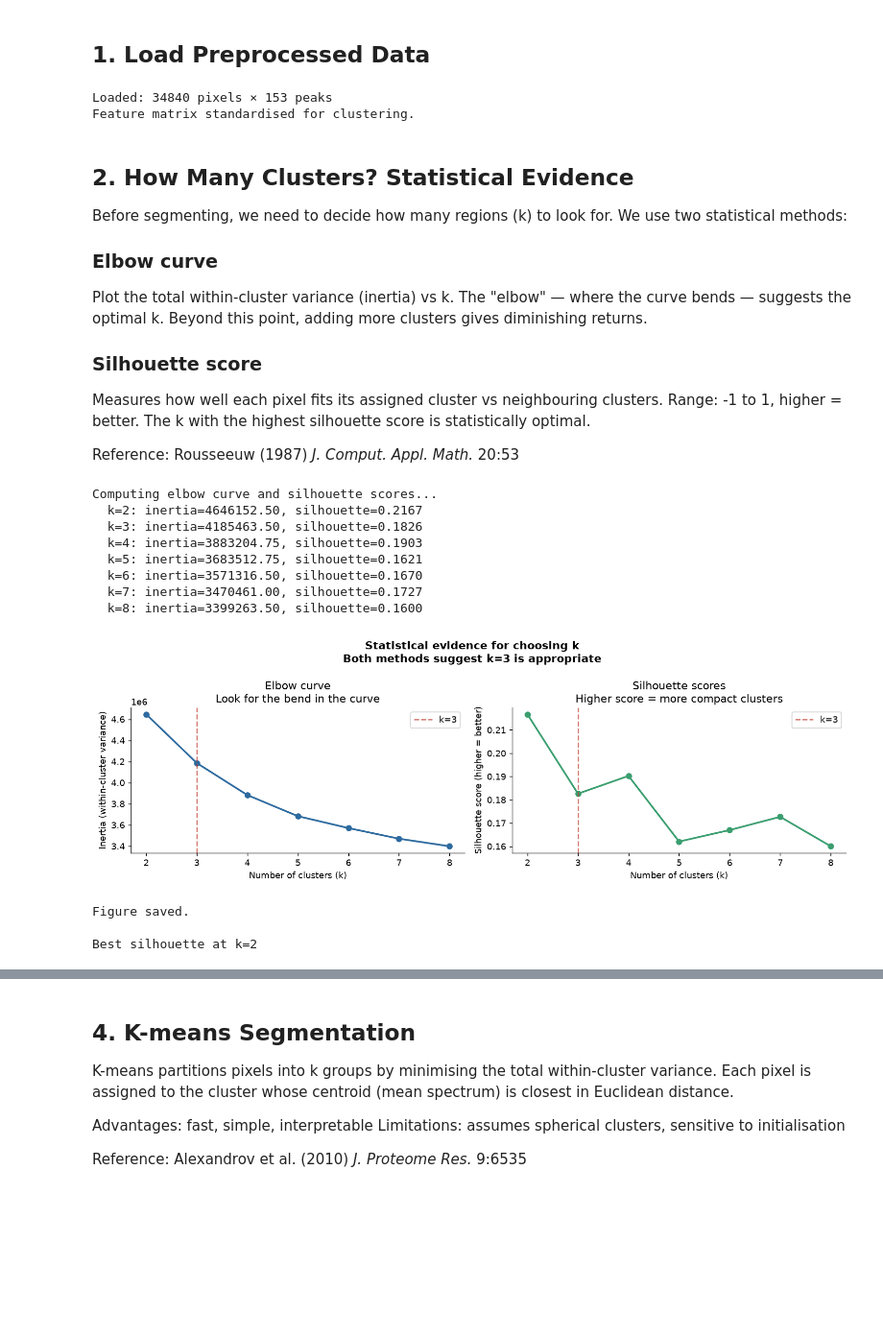
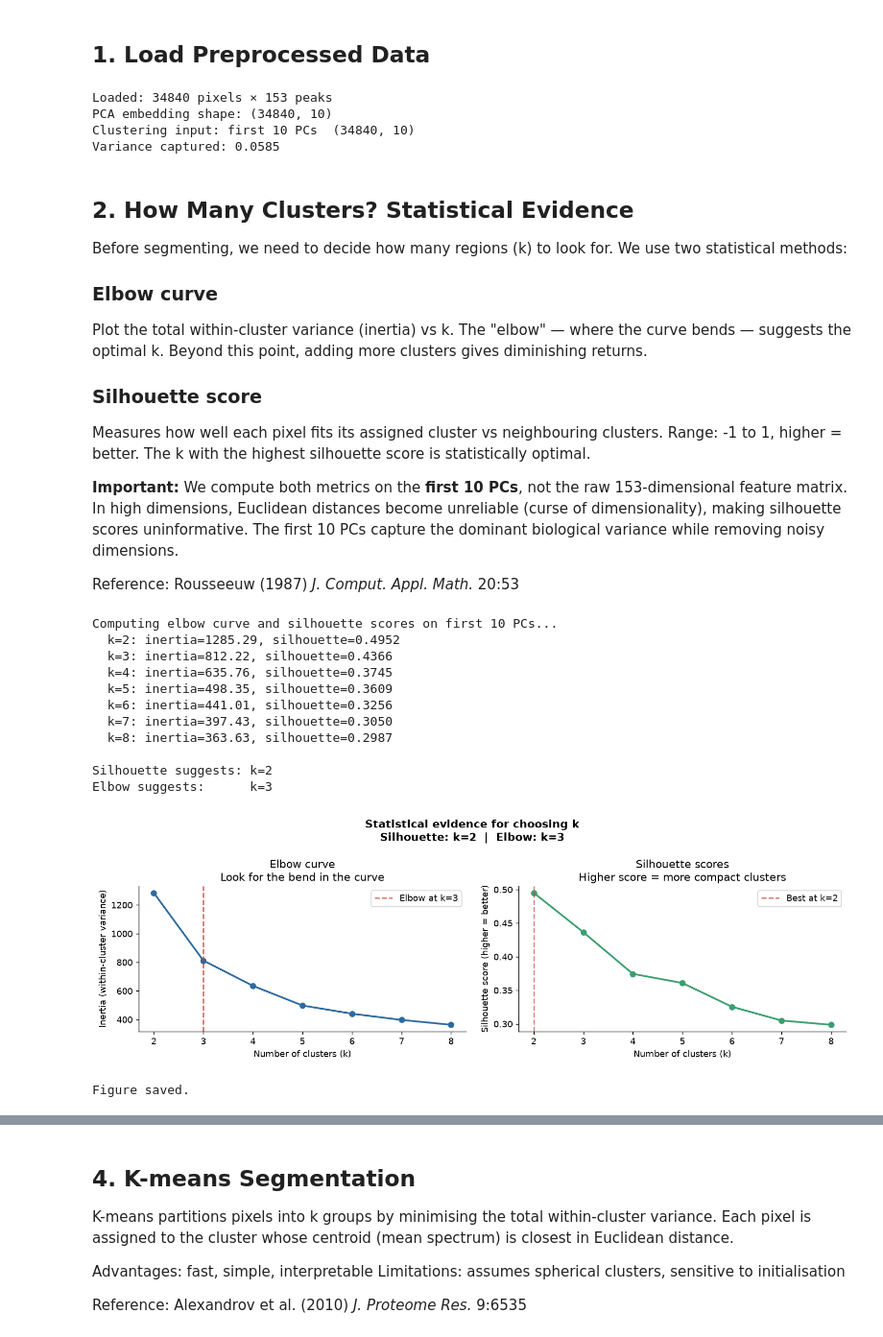
Before and after one commit to Rajaeereza/maldi-msi-analysis, a Jupyter notebook: notebooks/02_segmentation.ipynb, the cells around one changed output, grey strips where cells are left out. Shown at 96% size. Drawn from its saved outputs; the diff is of its cells as text; code cells hidden in the pictures; blank space fills up the shorter version.

```diff
--- a/notebooks/02_segmentation.ipynb
+++ b/notebooks/02_segmentation.ipynb
@@ -72,14 +72,20 @@ x = coordinates["x"].values.astype(int) - coordinates["x"].min()
 y = coordinates["y"].values.astype(int) - coordinates["y"].min()
 
 print(f"Loaded: {spectra_pp.shape[0]} pixels × {spectra_pp.shape[1]} peaks")
+print(f"PCA embedding shape: {pc_after.shape}")
 
-from sklearn.preprocessing import StandardScaler
-scaler = StandardScaler()
-X      = scaler.fit_transform(spectra_pp)
-print("Feature matrix standardised for clustering.")
+# Use first 10 PCs as clustering input — no StandardScaler
+# StandardScaler is wrong for MSI: it gives equal weight to noise peaks
+# and dominant lipid signals. TIC normalisation already made intensities
+# comparable. PCA reduces noise dimensions before clustering.
+X_clust = pc_after[:, :10]
+print(f"Clustering input: first 10 PCs  {X_clust.shape}")
+print(f"Variance captured: {pc_after[:, :10].var(axis=0).sum():.4f}")
 # %% [output]
 Loaded: 34840 pixels × 153 peaks
-Feature matrix standardised for clustering.
+PCA embedding shape: (34840, 10)
+Clustering input: first 10 PCs  (34840, 10)
+Variance captured: 0.0585
 # %% [markdown]
 ## 2. How Many Clusters? Statistical Evidence
 
@@ -96,6 +102,12 @@ Measures how well each pixel fits its assigned cluster vs
 neighbouring clusters. Range: -1 to 1, higher = better.
 The k with the highest silhouette score is statistically optimal.
 
+**Important:** We compute both metrics on the **first 10 PCs**, not the
+raw 153-dimensional feature matrix. In high dimensions, Euclidean distances
+become unreliable (curse of dimensionality), making silhouette scores
+uninformative. The first 10 PCs capture the dominant biological variance
+while removing noisy dimensions.
+
 Reference: Rousseeuw (1987) *J. Comput. Appl. Math.* 20:53
 # %%
 from sklearn.cluster import KMeans
@@ -105,54 +117,65 @@ k_range     = range(2, 9)
 inertias    = []
 silhouettes = []
 
-print("Computing elbow curve and silhouette scores...")
+print("Computing elbow curve and silhouette scores on first 10 PCs...")
 for k in k_range:
     km     = KMeans(n_clusters=k, n_init=10, random_state=42)
-    labels = km.fit_predict(X)
+    labels = km.fit_predict(X_clust)
     inertias.append(km.inertia_)
-    sil = silhouette_score(X, labels, sample_size=5000, random_state=42)
+    sil    = silhouette_score(X_clust, labels, random_state=42)
     silhouettes.append(sil)
     print(f"  k={k}: inertia={km.inertia_:.2f}, silhouette={sil:.4f}")
+
+# Let the data decide k — do not hardcode
+best_k_silhouette = list(k_range)[np.argmax(silhouettes)]
+
+inertias_arr  = np.array(inertias)
+deltas        = np.diff(inertias_arr)
+curvature     = np.diff(deltas)
+best_k_elbow  = list(k_range)[np.argmax(np.abs(curvature)) + 1]
+
+print(f"\nSilhouette suggests: k={best_k_silhouette}")
+print(f"Elbow suggests:      k={best_k_elbow}")
 # %% [output]
-Computing elbow curve and silhouette scores...
-  k=2: inertia=4646152.50, silhouette=0.2167
-  k=3: inertia=4185463.50, silhouette=0.1826
-  k=4: inertia=3883204.75, silhouette=0.1903
-  k=5: inertia=3683512.75, silhouette=0.1621
-  k=6: inertia=3571316.50, silhouette=0.1670
-  k=7: inertia=3470461.00, silhouette=0.1727
-  k=8: inertia=3399263.50, silhouette=0.1600
+Computing elbow curve and silhouette scores on first 10 PCs...
+  k=2: inertia=1285.29, silhouette=0.4952
+  k=3: inertia=812.22, silhouette=0.4366
+  k=4: inertia=635.76, silhouette=0.3745
+  k=5: inertia=498.35, silhouette=0.3609
+  k=6: inertia=441.01, silhouette=0.3256
+  k=7: inertia=397.43, silhouette=0.3050
+  k=8: inertia=363.63, silhouette=0.2987
+
+Silhouette suggests: k=2
+Elbow suggests:      k=3
 # %%
 fig, axes = plt.subplots(1, 2, figsize=(12, 4))
 
 axes[0].plot(list(k_range), inertias, "o-", color="#2d6a9f", linewidth=2)
 axes[0].set_xlabel("Number of clusters (k)")
 axes[0].set_ylabel("Inertia (within-cluster variance)")
 axes[0].set_title("Elbow curve\nLook for the bend in the curve")
-axes[0].axvline(x=3, color="#c0392b", linestyle="--",
-                linewidth=1.5, alpha=0.7, label="k=3")
+axes[0].axvline(x=best_k_elbow, color="#c0392b", linestyle="--",
+                linewidth=1.5, alpha=0.7, label=f"Elbow at k={best_k_elbow}")
 axes[0].legend()
 
 axes[1].plot(list(k_range), silhouettes, "o-", color="#3a9e6f", linewidth=2)
 axes[1].set_xlabel("Number of clusters (k)")
 axes[1].set_ylabel("Silhouette score (higher = better)")
 axes[1].set_title("Silhouette scores\nHigher score = more compact clusters")
-axes[1].axvline(x=3, color="#c0392b", linestyle="--",
-                linewidth=1.5, alpha=0.7, label="k=3")
+axes[1].axvline(x=best_k_silhouette, color="#c0392b", linestyle="--",
+                linewidth=1.5, alpha=0.7, label=f"Best at k={best_k_silhouette}")
 axes[1].legend()
 
-fig.suptitle("Statistical evidence for choosing k\n"
-             "Both methods suggest k=3 is appropriate",
+fig.suptitle(f"Statistical evidence for choosing k\n"
+             f"Silhouette: k={best_k_silhouette}  |  Elbow: k={best_k_elbow}",
              fontsize=12, fontweight="bold")
 plt.tight_layout()
 plt.savefig("results/figures/02_elbow_silhouette.png",
             dpi=150, bbox_inches="tight")
 plt.show()
 print("Figure saved.")
-print(f"\nBest silhouette at k={list(k_range)[np.argmax(silhouettes)]}")
 # %% [output]
-[figure, old version]
+[figure, new version]
 Figure saved.
-
-Best silhouette at k=2
 # %% [markdown]
```
Also changed, not shown: parts of 16 cells of this notebook.
